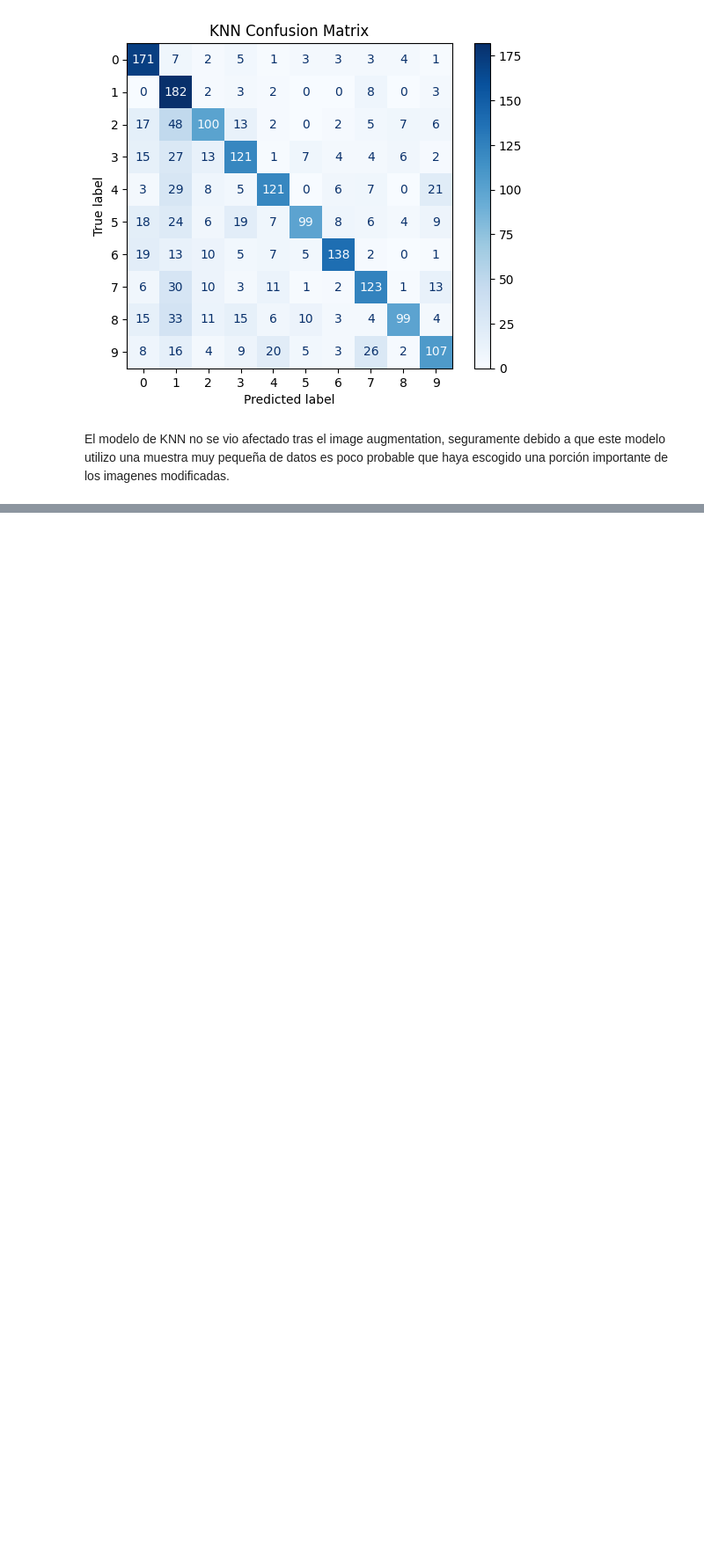
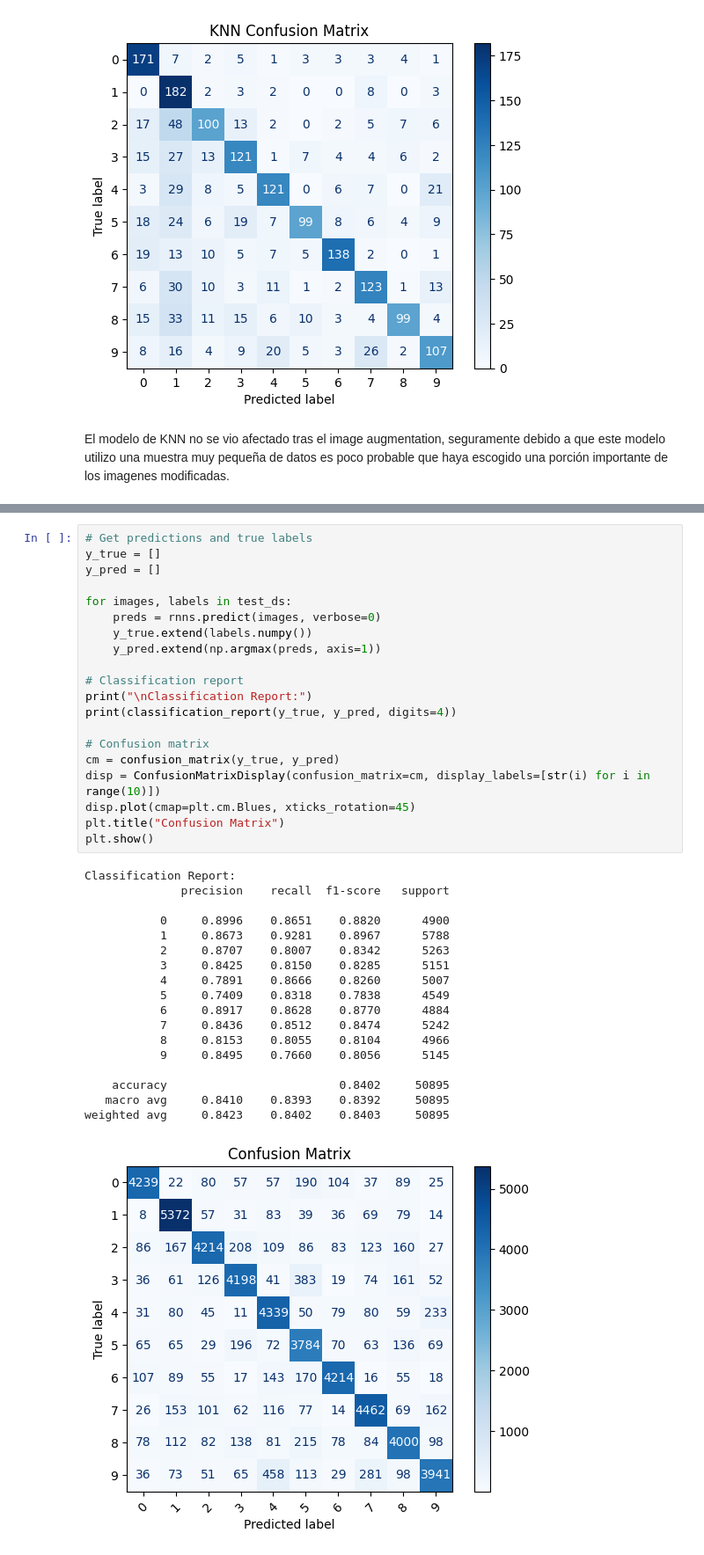
Before and after one commit to DanielRasho/DS-lab3, a Jupyter notebook: Laboratorio3.ipynb, the cells around one changed output, grey strips where cells are left out. Shown at 88% size. Drawn from its saved outputs; the diff is of its cells as text; blank space fills up the shorter version.

```diff
--- a/Laboratorio3.ipynb
+++ b/Laboratorio3.ipynb
@@ -1223,0 +1531,39 @@ El modelo de KNN no se vio afectado tras el image augmentation, seguramente debi
+# %%
+# Get predictions and true labels
+y_true = []
+y_pred = []
+
+for images, labels in test_ds:
+    preds = rnns.predict(images, verbose=0)
+    y_true.extend(labels.numpy())
+    y_pred.extend(np.argmax(preds, axis=1))
+
+# Classification report
+print("\nClassification Report:")
+print(classification_report(y_true, y_pred, digits=4))
+
+# Confusion matrix
+cm = confusion_matrix(y_true, y_pred)
+disp = ConfusionMatrixDisplay(confusion_matrix=cm, display_labels=[str(i) for i in range(10)])
+disp.plot(cmap=plt.cm.Blues, xticks_rotation=45)
+plt.title("Confusion Matrix")
+plt.show()
+# %% [output]
+Classification Report:
+              precision    recall  f1-score   support
+
+           0     0.8996    0.8651    0.8820      4900
+           1     0.8673    0.9281    0.8967      5788
+           2     0.8707    0.8007    0.8342      5263
+           3     0.8425    0.8150    0.8285      5151
+           4     0.7891    0.8666    0.8260      5007
+           5     0.7409    0.8318    0.7838      4549
+           6     0.8917    0.8628    0.8770      4884
+           7     0.8436    0.8512    0.8474      5242
+           8     0.8153    0.8055    0.8104      4966
+           9     0.8495    0.7660    0.8056      5145
+
+    accuracy                         0.8402     50895
+   macro avg     0.8410    0.8393    0.8392     50895
+weighted avg     0.8423    0.8402    0.8403     50895
+[figure, added]
```
Also changed, not shown: parts of 23 cells of this notebook, 3 other files.
